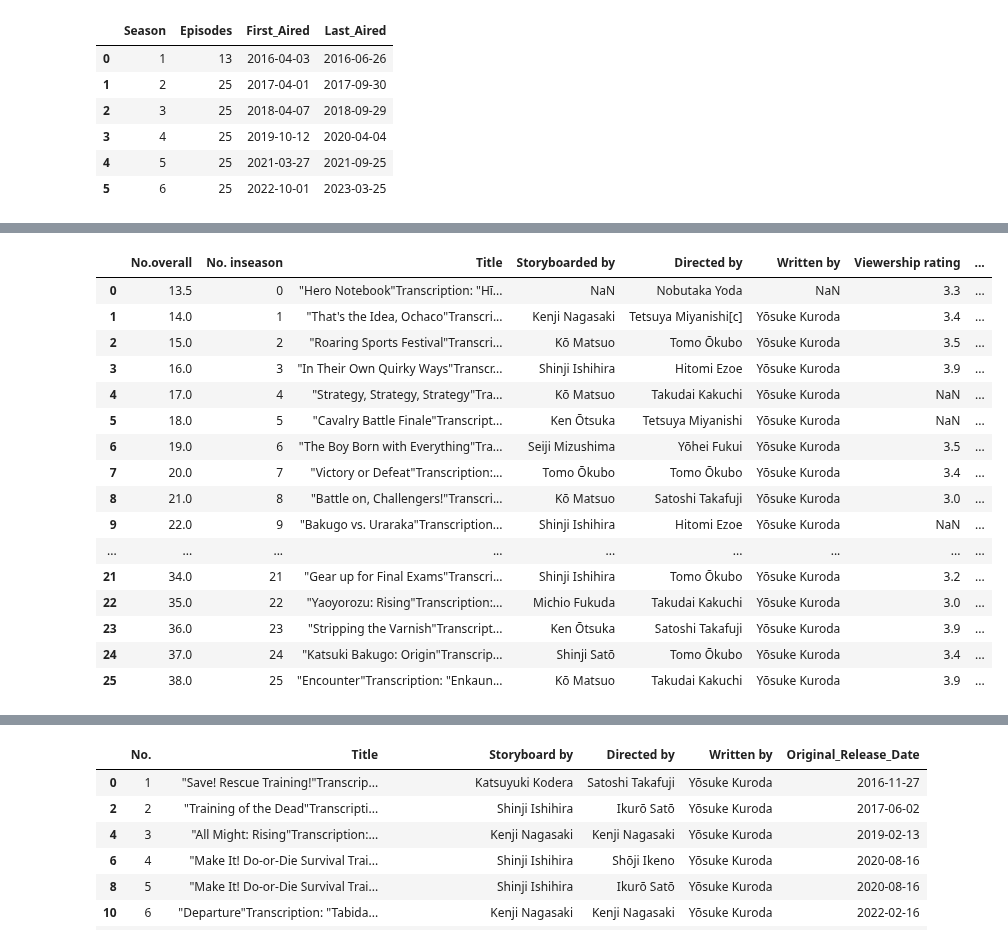
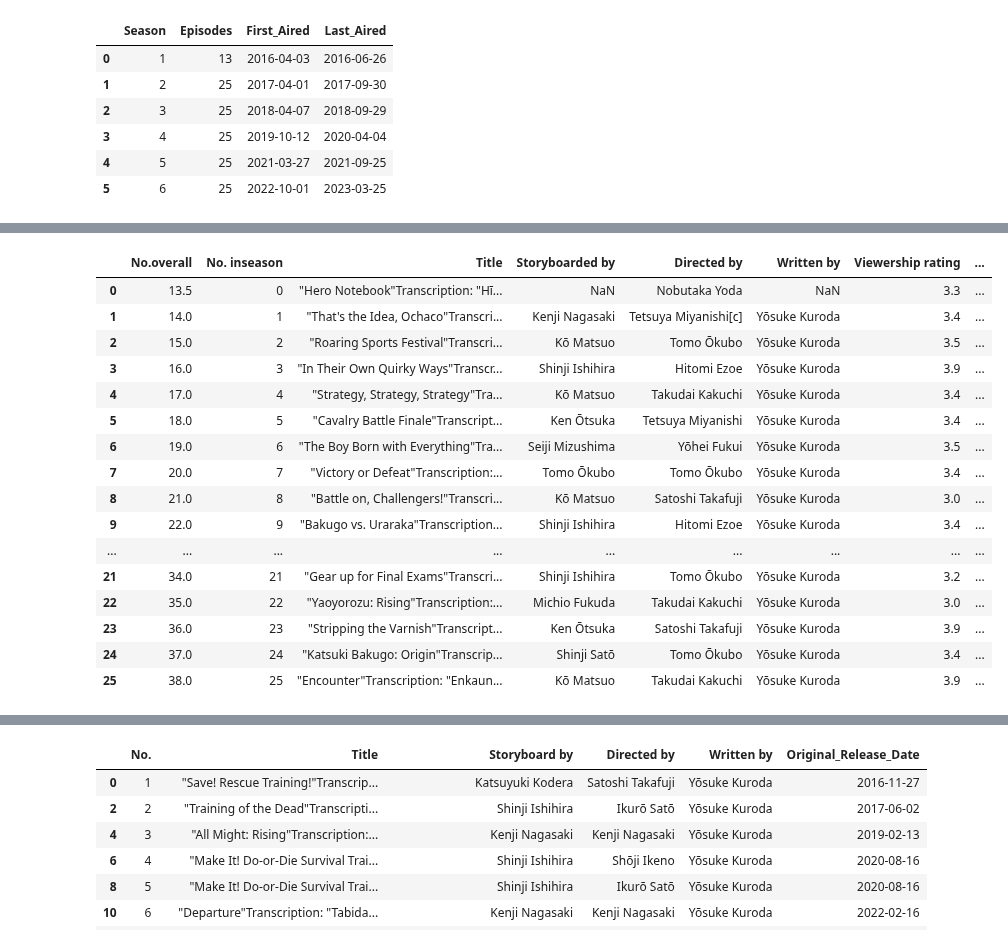
Before and after one commit to irwinjacky/AnimeShips, a Jupyter notebook: Anime_Clean.ipynb, the cells around one changed output, grey strips where cells are left out. Drawn from its saved outputs; the diff is of its cells as text; code cells hidden in the pictures.

```diff
--- a/Anime_Clean.ipynb
+++ b/Anime_Clean.ipynb
@@ -76,38 +76,39 @@ season_one.to_csv('season_one_clean.csv',index=False)
 # %%
 season_two.head(15)
 
 season_two["Original_Air_Date"] = pd.to_datetime(season_two["Original air date"])
 season_two
 
 english_twosplit = season_two['English air date'].str.split(pat='[',expand=True)
 english_two = english_twosplit[0].to_frame()
 english_two.columns = ["English_Air_Date"]
 
 # These need to be run once and then that's it.
 season_two = season_two.join(english_two)
 season_two["English_Air_Date"] = pd.to_datetime(season_two["English_Air_Date"], errors='coerce')
 season_two
 
 season_two.columns = ["No.overall","No. inseason","Title","Storyboarded by","Directed by","Written by","Original air date","English air date","Viewership rating","Original_Air_Date","English_Air_Date"]
 season_two
 
 season_two['Viewership rating'] = season_two['Viewership rating'].str.replace('%', '')
 season_two['Viewership rating'] = season_two['Viewership rating'].astype(float)
+season_two['Viewership rating'] = season_two['Viewership rating'].fillna(season_two['Viewership rating'].median())
 
 season_two = season_two.drop(['Original air date','English air date'],axis=1)
 season_two
 # %% [output]
 |  | No.overall | No. inseason | Title | Storyboarded by | Directed by | Written by | Viewership rating | ... |
 | 0 | 13.5 | 0 | "Hero Notebook"Transcription: "Hī... | NaN | Nobutaka Yoda | NaN | 3.3 | ... |
 | 1 | 14.0 | 1 | "That's the Idea, Ochaco"Transcri... | Kenji Nagasaki | Tetsuya Miyanishi[c] | Yōsuke Kuroda | 3.4 | ... |
 | 2 | 15.0 | 2 | "Roaring Sports Festival"Transcri... | Kō Matsuo | Tomo Ōkubo | Yōsuke Kuroda | 3.5 | ... |
 | 3 | 16.0 | 3 | "In Their Own Quirky Ways"Transcr... | Shinji Ishihira | Hitomi Ezoe | Yōsuke Kuroda | 3.9 | ... |
-| 4 | 17.0 | 4 | "Strategy, Strategy, Strategy"Tra... | Kō Matsuo | Takudai Kakuchi | Yōsuke Kuroda | NaN | ... |
-| 5 | 18.0 | 5 | "Cavalry Battle Finale"Transcript... | Ken Ōtsuka | Tetsuya Miyanishi | Yōsuke Kuroda | NaN | ... |
+| 4 | 17.0 | 4 | "Strategy, Strategy, Strategy"Tra... | Kō Matsuo | Takudai Kakuchi | Yōsuke Kuroda | 3.4 | ... |
+| 5 | 18.0 | 5 | "Cavalry Battle Finale"Transcript... | Ken Ōtsuka | Tetsuya Miyanishi | Yōsuke Kuroda | 3.4 | ... |
 | 6 | 19.0 | 6 | "The Boy Born with Everything"Tra... | Seiji Mizushima | Yōhei Fukui | Yōsuke Kuroda | 3.5 | ... |
 | 7 | 20.0 | 7 | "Victory or Defeat"Transcription:... | Tomo Ōkubo | Tomo Ōkubo | Yōsuke Kuroda | 3.4 | ... |
 | 8 | 21.0 | 8 | "Battle on, Challengers!"Transcri... | Kō Matsuo | Satoshi Takafuji | Yōsuke Kuroda | 3.0 | ... |
-| 9 | 22.0 | 9 | "Bakugo vs. Uraraka"Transcription... | Shinji Ishihira | Hitomi Ezoe | Yōsuke Kuroda | NaN | ... |
+| 9 | 22.0 | 9 | "Bakugo vs. Uraraka"Transcription... | Shinji Ishihira | Hitomi Ezoe | Yōsuke Kuroda | 3.4 | ... |
 | ... | ... | ... | ... | ... | ... | ... | ... | ... |
 | 21 | 34.0 | 21 | "Gear up for Final Exams"Transcri... | Shinji Ishihira | Tomo Ōkubo | Yōsuke Kuroda | 3.2 | ... |
 | 22 | 35.0 | 22 | "Yaoyorozu: Rising"Transcription:... | Michio Fukuda | Takudai Kakuchi | Yōsuke Kuroda | 3.0 | ... |
```
Also changed, not shown: parts of 1 cell of this notebook, 5 other files.
